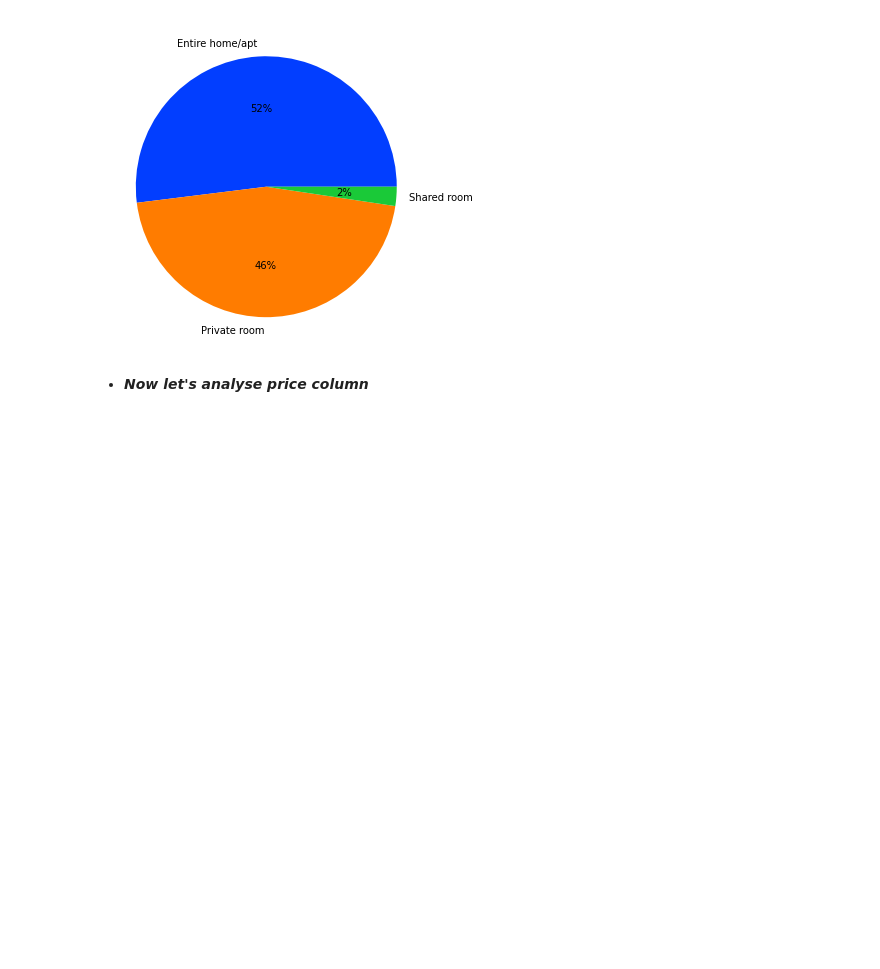
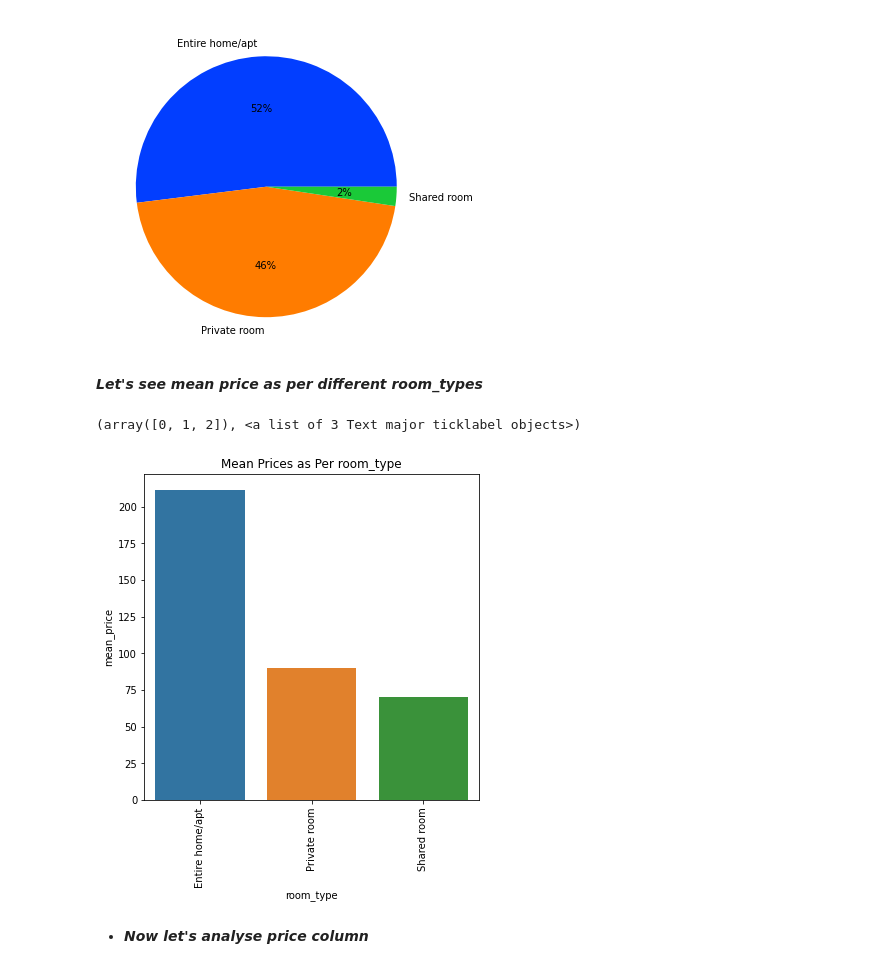
Before and after one commit to ydv1412/airbnb_EDA, a Jupyter notebook: Airbnb_Bookings_Analysis_Capstone_Project.ipynb, the cells around one changed output. Saved outputs shown, nothing was run; the diff lists cells and outputs as text; code cells hidden in the pictures; blank space fills up the shorter version.

```diff
--- a/Airbnb_Bookings_Analysis_Capstone_Project.ipynb
+++ b/Airbnb_Bookings_Analysis_Capstone_Project.ipynb
@@ -226,6 +226,20 @@ plt.pie(df_4["id"], labels = df_4["room_type"], colors = colors, autopct='%.0f%%
 plt.show()
 # %% [output]
 [figure]
+# %% [markdown]
+***Let's see mean price as per different room_types***
+# %%
+df_5 = df.groupby(by = "room_type" ,as_index = False)["price"].mean()
+
+plt.figure(figsize = (6,6))
+sns.barplot(x = df_5["room_type"] , y = df_5["price"])
+plt.xlabel("room_type")
+plt.ylabel("mean_price")
+plt.title("Mean Prices as Per room_type")
+plt.xticks(rotation = 90)
+# %% [output]
+(array([0, 1, 2]), <a list of 3 Text major ticklabel objects>)
+[figure, added]
 # %% [markdown]
 * ***Now let's analyse price column***
 # %%
```
Also changed, not shown: parts of 1 cell of this notebook.
